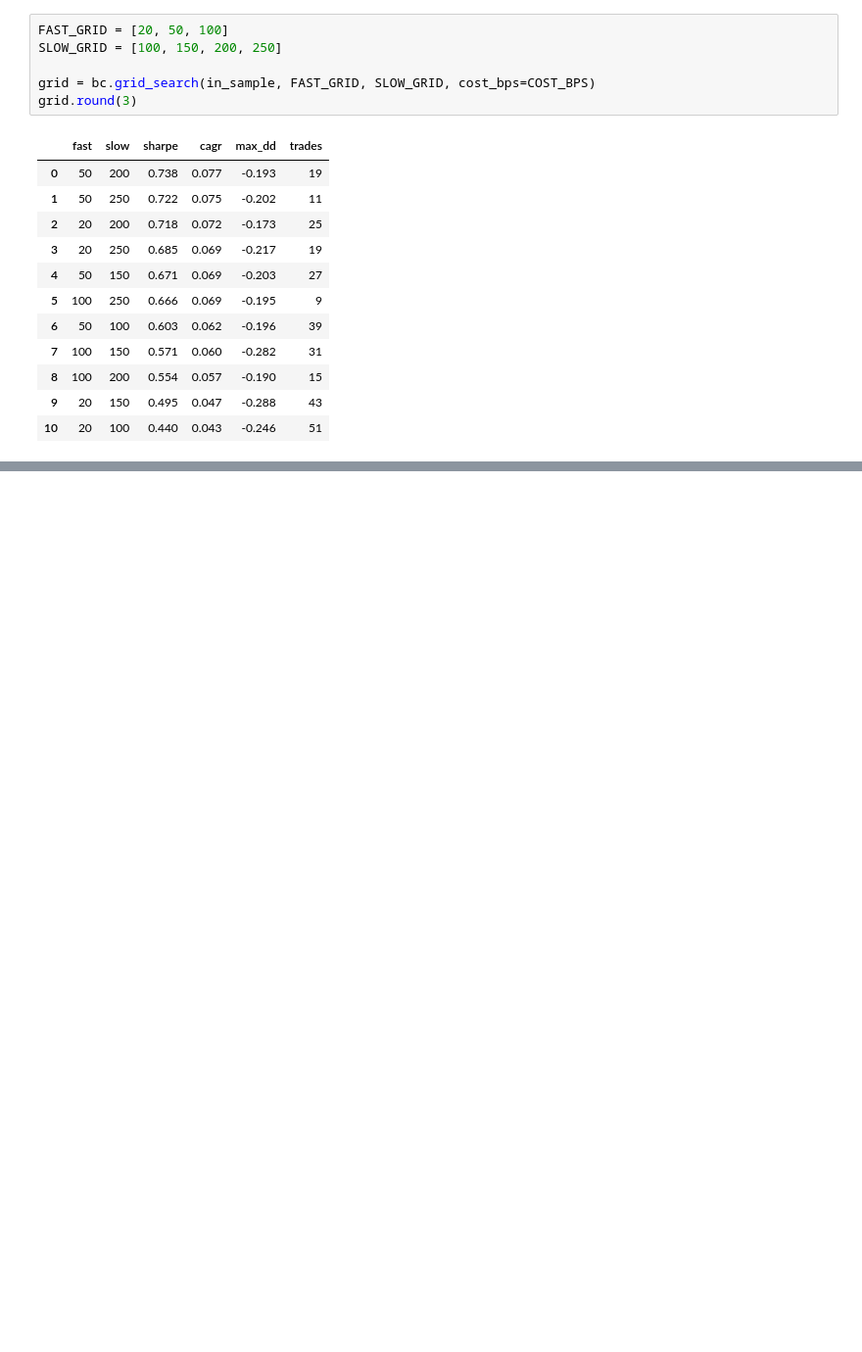
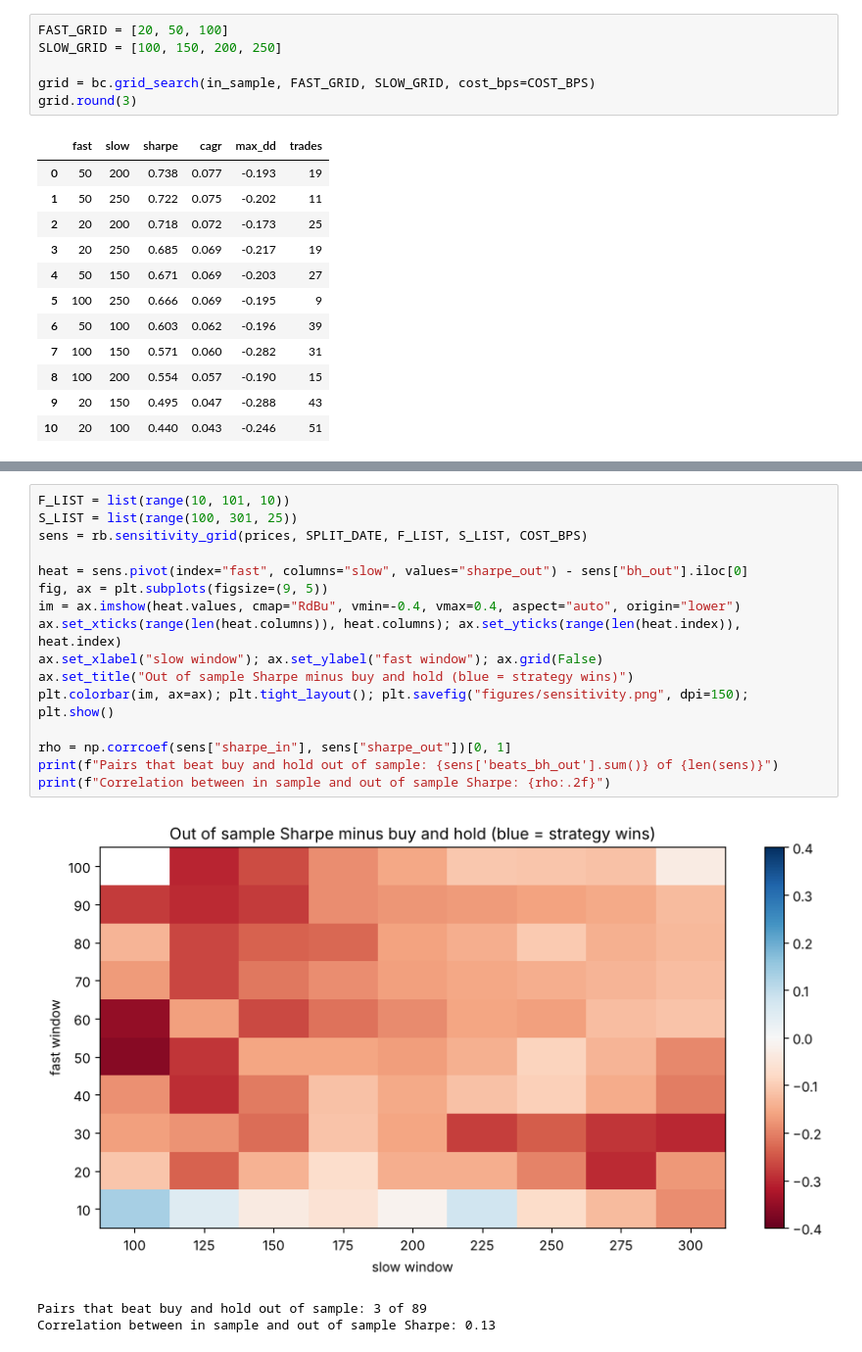
Before and after one commit to MatinNikoo/momentum-backtest, a Jupyter notebook: backtest.ipynb, the cells around one changed output, grey strips where cells are left out. Shown at 98% size. Saved outputs shown, nothing was run; the diff lists cells and outputs as text; blank space fills up the shorter version.

```diff
--- a/backtest.ipynb
+++ b/backtest.ipynb
@@ -215,0 +167,20 @@ let it fail.
+# %%
+F_LIST = list(range(10, 101, 10))
+S_LIST = list(range(100, 301, 25))
+sens = rb.sensitivity_grid(prices, SPLIT_DATE, F_LIST, S_LIST, COST_BPS)
+
+heat = sens.pivot(index="fast", columns="slow", values="sharpe_out") - sens["bh_out"].iloc[0]
+fig, ax = plt.subplots(figsize=(9, 5))
+im = ax.imshow(heat.values, cmap="RdBu", vmin=-0.4, vmax=0.4, aspect="auto", origin="lower")
+ax.set_xticks(range(len(heat.columns)), heat.columns); ax.set_yticks(range(len(heat.index)), heat.index)
+ax.set_xlabel("slow window"); ax.set_ylabel("fast window"); ax.grid(False)
+ax.set_title("Out of sample Sharpe minus buy and hold (blue = strategy wins)")
+plt.colorbar(im, ax=ax); plt.tight_layout(); plt.savefig("figures/sensitivity.png", dpi=150); plt.show()
+
+rho = np.corrcoef(sens["sharpe_in"], sens["sharpe_out"])[0, 1]
+print(f"Pairs that beat buy and hold out of sample: {sens['beats_bh_out'].sum()} of {len(sens)}")
+print(f"Correlation between in sample and out of sample Sharpe: {rho:.2f}")
+# %% [output]
+[figure, added]
+Pairs that beat buy and hold out of sample: 3 of 89
+Correlation between in sample and out of sample Sharpe: 0.13
```
Also changed, not shown: parts of 31 cells of this notebook, 9 other files.
